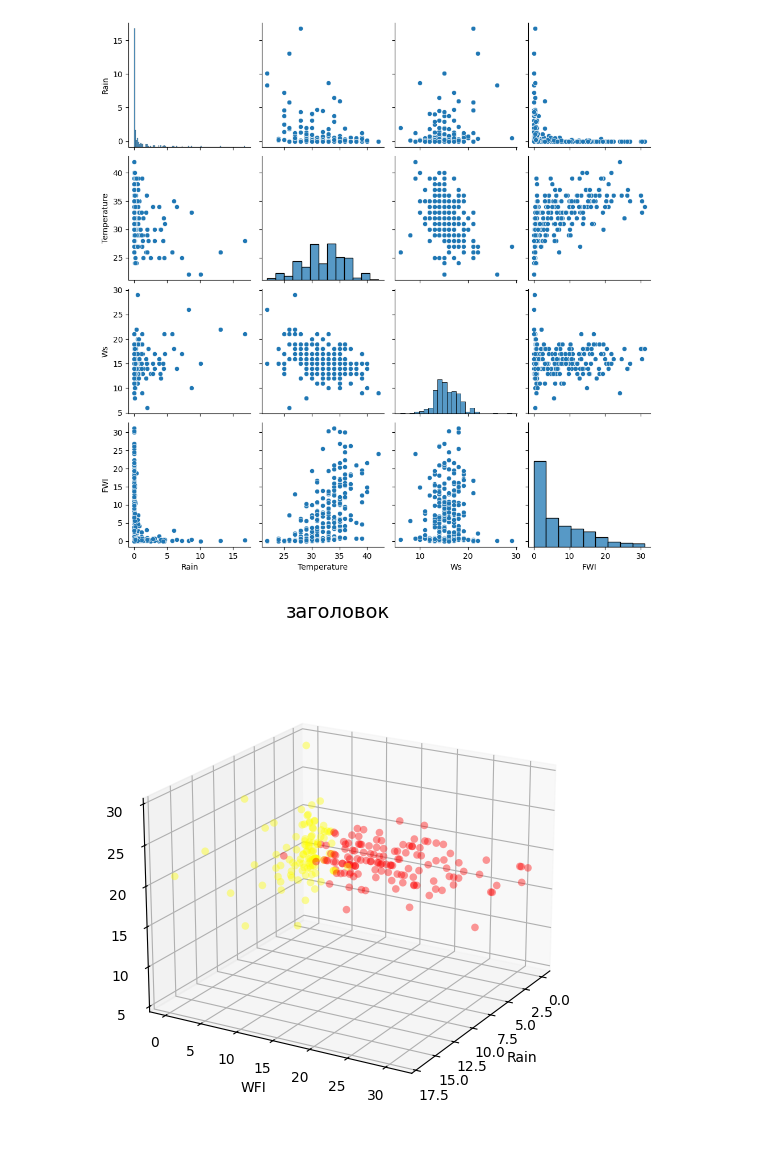
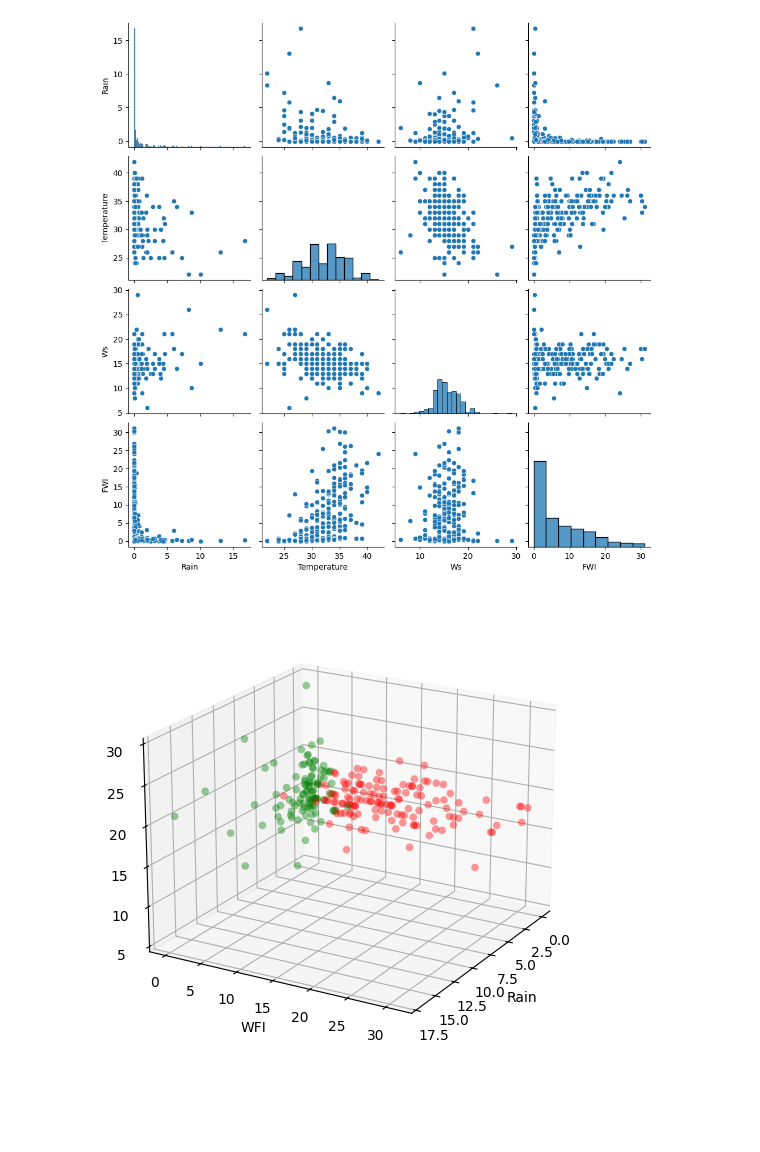
Before and after one commit to DeFonff/labs, a Jupyter notebook: lab4/4.ipynb, the cells around one changed output. Cells and saved outputs as stored; diff of their text form; code cells hidden in the pictures; blank space fills up the shorter version.

```diff
--- a/lab4/4.ipynb
+++ b/lab4/4.ipynb
@@ -378,27 +412,25 @@ sns.pairplot(df[["Rain", "Temperature", "Ws", "FWI"]])
 <seaborn.axisgrid.PairGrid at 0x...>
 [figure]
 # %%
-# Visualizing 6-D mix data using scatter charts
-# leveraging the concepts of hue, size, depth and shape
+
 fig = plt.figure(figsize=(8, 6))
-t = fig.suptitle('заголовок', fontsize=14)
 ax = fig.add_subplot(111, projection='3d')
 
 xs = list(df['Rain'])
 ys = list(df['FWI'])
 zs = list(df['Ws'])
 data_points = [(x, y, z) for x, y, z in zip(xs, ys, zs)]
 
 colors = ['red' if wt == 'fire' else 'green' for wt in list(df['Classes'])]
 
 for data, color in zip(data_points, colors):
     x, y, z = data
     ax.scatter(x, y, z, alpha=0.4, c=color, edgecolors='none', s=30)
 
 ax.set_xlabel('Rain')
 ax.set_ylabel('WFI')
 ax.set_zlabel('Ws')
 ax.view_init(elev=20, azim=30)
 plt.show()
 # %% [output]
-[figure, old version]
+[figure, new version]
```
Also changed, not shown: parts of 6 cells of this notebook.
